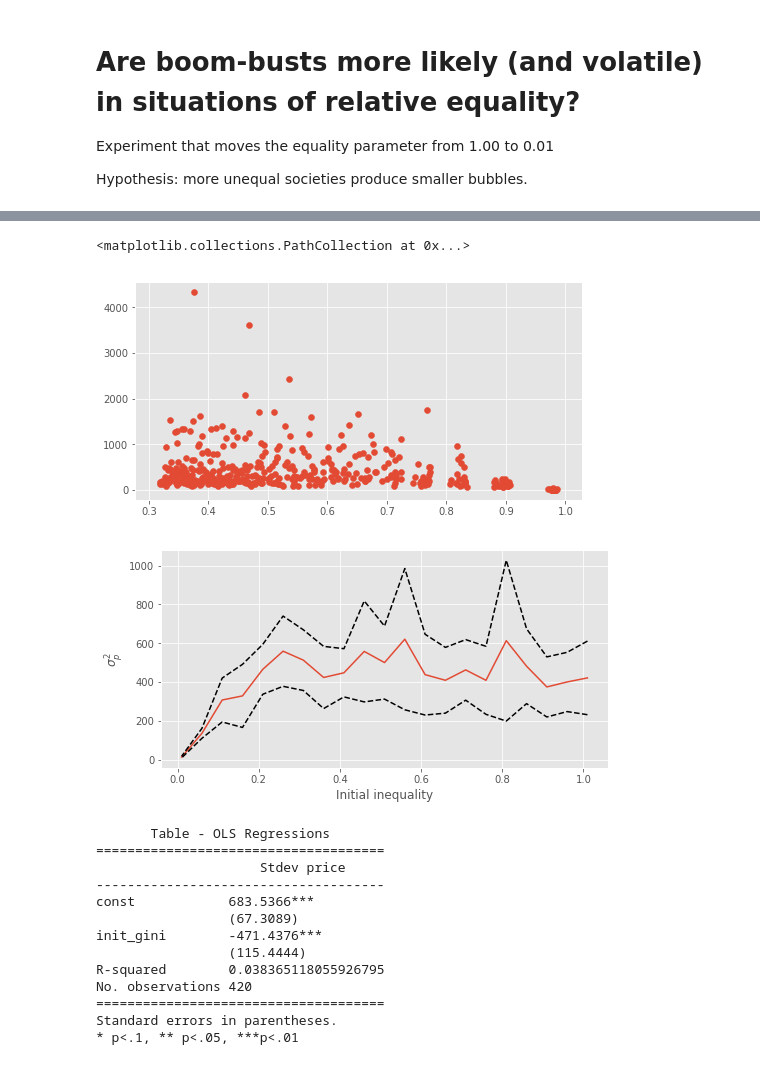
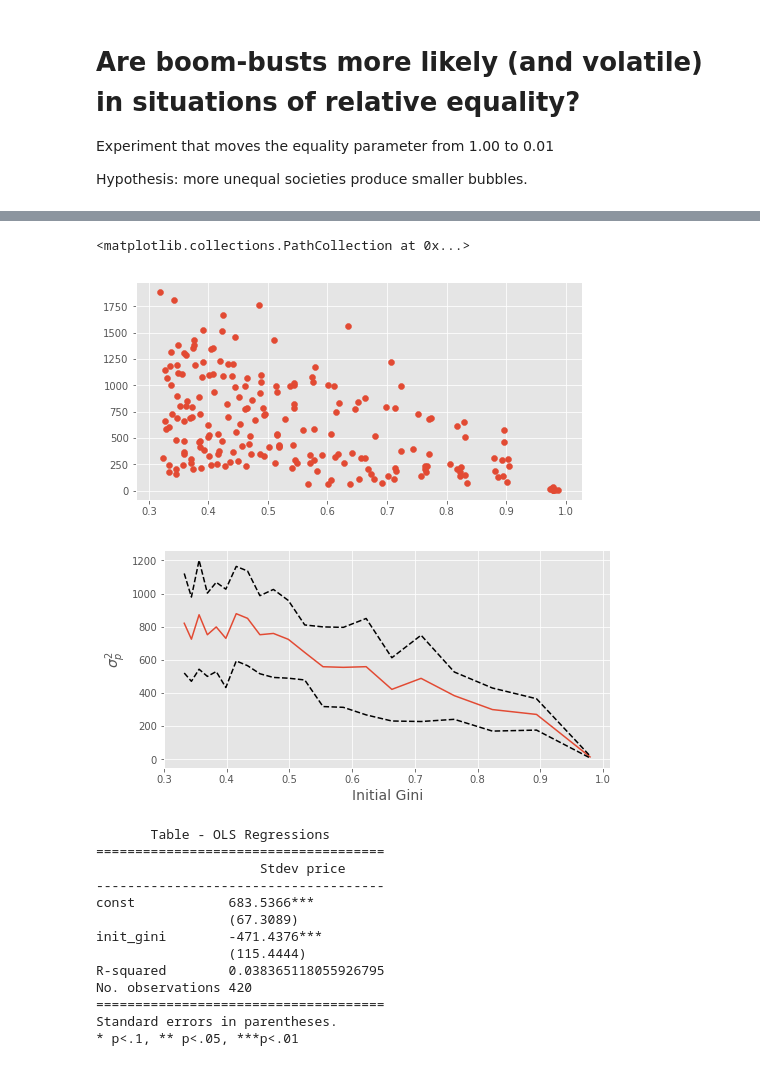
Before and after one commit to joerischasfoort/bubble-inequality, a Jupyter notebook: asset_boom_busts_and_wealth_inequality.ipynb, the cells around one changed output, grey strips where cells are left out. Saved outputs shown, nothing was run; the diff lists cells and outputs as text; code cells hidden in the pictures.

Commit message:
update results with pictures

```diff
--- a/asset_boom_busts_and_wealth_inequality.ipynb
+++ b/asset_boom_busts_and_wealth_inequality.ipynb
@@ -39,7 +39,7 @@ Hypothesis: more unequal societies produce smaller bubbles.
 # %%
 # how to test, vary starting inequality.
 params['ticks'] = 600
-NRUNS = 20
+NRUNS = 10
 # %%
 params['strat_share_chartists'] = 0.85
 # %%
@@ -92,6 +92,8 @@ for idx, traders in enumerate(trdrs):
     wealth = money + (stocks * orbs[idx].tick_close_price[0])
 
     init_ginis.append(gini(wealth))
+# %%
+for idx, g in enumerate(init_ginis):
 # %%
 # collect price stdevs:
 stdevs_prices = []
@@ -107,11 +109,13 @@ data_ineq_exp['const'] = 1
 stdev_averages = []
 stdev_conf_interval_uppers = []
 stdev_conf_intervals_lowers = []
+av_ginis = []
 
 for x in range(len(init_equality)):
     y = x * NRUNS
     g = stdevs_prices[y: y + NRUNS]
     stdev_averages.append(np.mean(g))
+    av_ginis.append(np.mean(init_ginis[y: y + NRUNS]))
     sample_stdev = np.std(g)
     sigma = sample_stdev/math.sqrt(len(g))
     lower, upper = stats.t.interval(alpha = 0.95, df= 24, loc = np.mean(g), scale = sigma)
@@ -123,22 +127,24 @@ fig, ax1 = plt.subplots(1, 1, figsize=[8,4])
 ax1.scatter(data_ineq_exp['init_gini'], data_ineq_exp['stdev_p'])
 # %% [output]
 <matplotlib.collections.PathCollection at 0x...>
-[figure, old version]
+[figure, new version]
 # %%
+# TODO reverse picture
+
 fig, ax1 = plt.subplots(1, 1, figsize=[8,4])
 
-ax1.plot(init_equality, stdev_averages)
-ax1.plot(init_equality, stdev_conf_interval_uppers, 'k--')
-ax1.plot(init_equality, stdev_conf_intervals_lowers, 'k--')
+ax1.plot(av_ginis, stdev_averages)
+ax1.plot(av_ginis, stdev_conf_interval_uppers, 'k--')
+ax1.plot(av_ginis, stdev_conf_intervals_lowers, 'k--')
 
-ax1.set_ylabel('$\sigma^2_p$')
-ax1.set_xlabel('Initial inequality')
+ax1.set_ylabel('$\sigma^2_p$', fontsize=14)
+ax1.set_xlabel('Initial Gini', fontsize=14)
 
 #ax2.scatter(data_ineq_exp['init_ineq'], data_ineq_exp['stdev_p'])
 
 fig.savefig('init_inequality_price_stdev2.png', dpi=200, bbox_inches = 'tight', pad_inches = 0)
 # %% [output]
-[figure, old version]
+[figure, new version]
 # %%
 # Do regression
 reg1_init_ineq = sm.OLS(endog=data_ineq_exp['stdev_p'], exog=data_ineq_exp[['const', 'init_gini']], missing='drop').fit()
```
Also changed, not shown: parts of 1 cell of this notebook, 1 other file.
